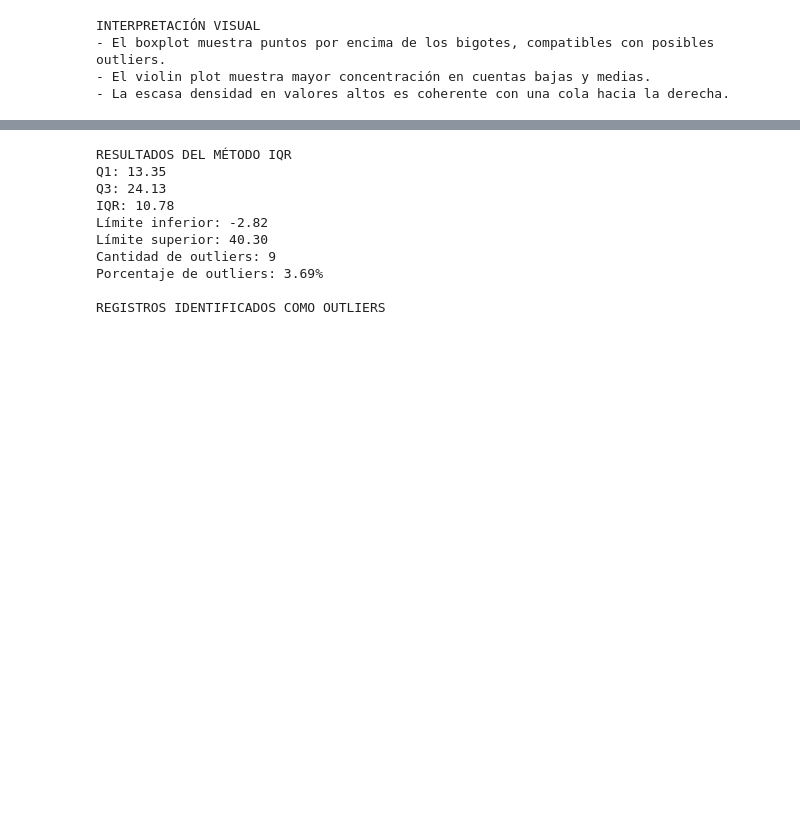
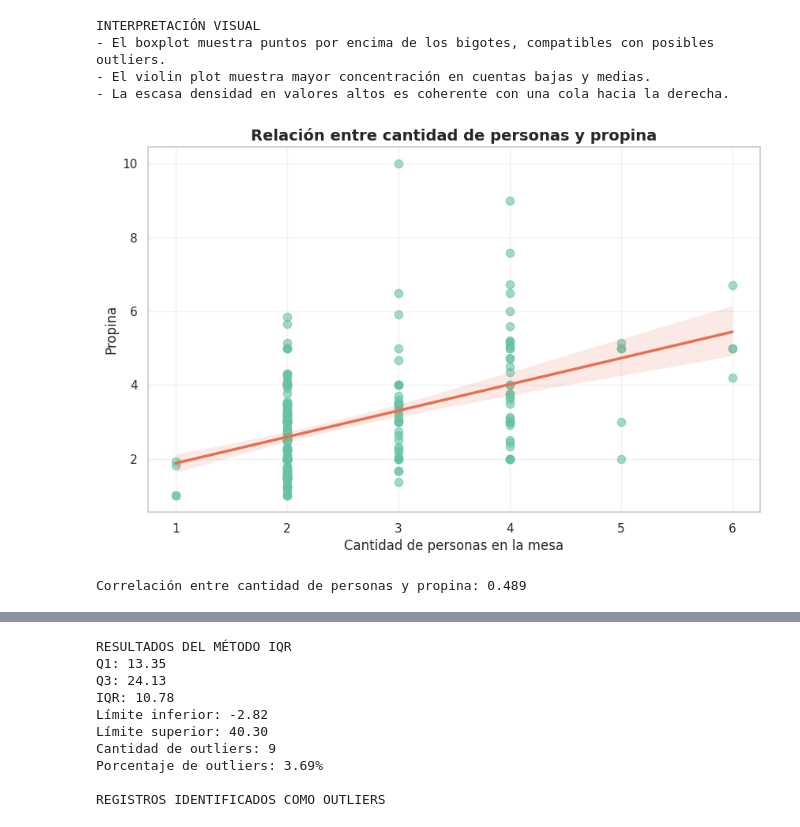
Before and after one commit to MilagrosBrucellaria/PreEntrega14-AnalisisDistribuciones-Outliers, a Jupyter notebook: PreEntrega14_AnalisisDistribuciones_Outliers.ipynb, the cells around one changed output, grey strips where cells are left out. Cells and saved outputs as stored; diff of their text form; code cells hidden in the pictures; blank space fills up the shorter version.

```diff
--- a/PreEntrega14_AnalisisDistribuciones_Outliers.ipynb
+++ b/PreEntrega14_AnalisisDistribuciones_Outliers.ipynb
@@ -217,3 +217,49 @@ INTERPRETACIÓN VISUAL
 - El boxplot muestra puntos por encima de los bigotes, compatibles con posibles outliers.
 - El violin plot muestra mayor concentración en cuentas bajas y medias.
 - La escasa densidad en valores altos es coherente con una cola hacia la derecha.
+# %%
+# Relación entre cantidad de personas y propina
+# Diagrama de dispersión con recta de regresión
+
+plt.figure(figsize=(10, 6))
+
+sns.regplot(
+    data=df_propinas,
+    x="size",
+    y="tip",
+    scatter_kws={
+        "alpha": 0.60,
+        "s": 55,
+        "color": "#66c2a5"
+    },
+    line_kws={
+        "color": "#e76f51",
+        "linewidth": 2.5
+    }
+)
+
+plt.title(
+    "Relación entre cantidad de personas y propina",
+    fontsize=14,
+    fontweight="bold"
+)
+
+plt.xlabel("Cantidad de personas en la mesa")
+plt.ylabel("Propina")
+
+plt.xticks(sorted(df_propinas["size"].unique()))
+plt.grid(alpha=0.25)
+
+plt.show()
+
+# Correlación entre tamaño de la mesa y propina
+
+correlacion_size_tip = df_propinas["size"].corr(df_propinas["tip"])
+
+print(
+    f"Correlación entre cantidad de personas y propina: "
+    f"{correlacion_size_tip:.3f}"
+)
+# %% [output]
+[figure, added]
+Correlación entre cantidad de personas y propina: 0.489
```
Also changed, not shown: parts of 4 cells of this notebook.
